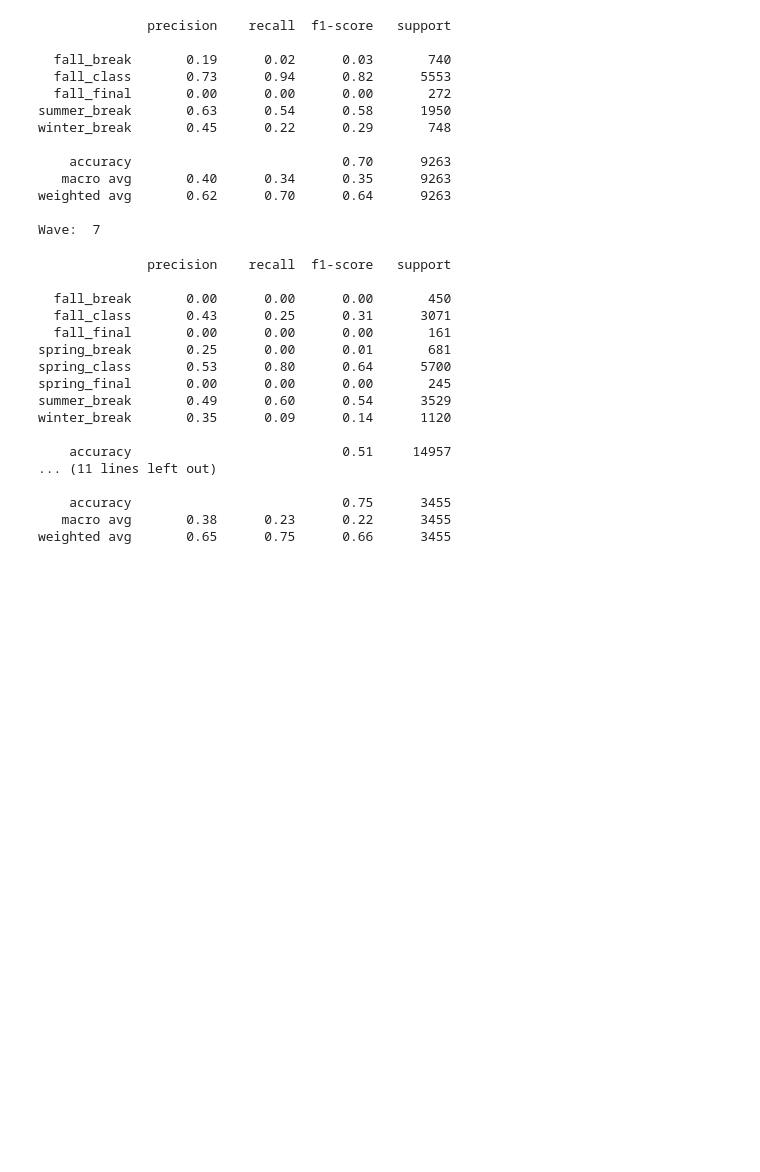
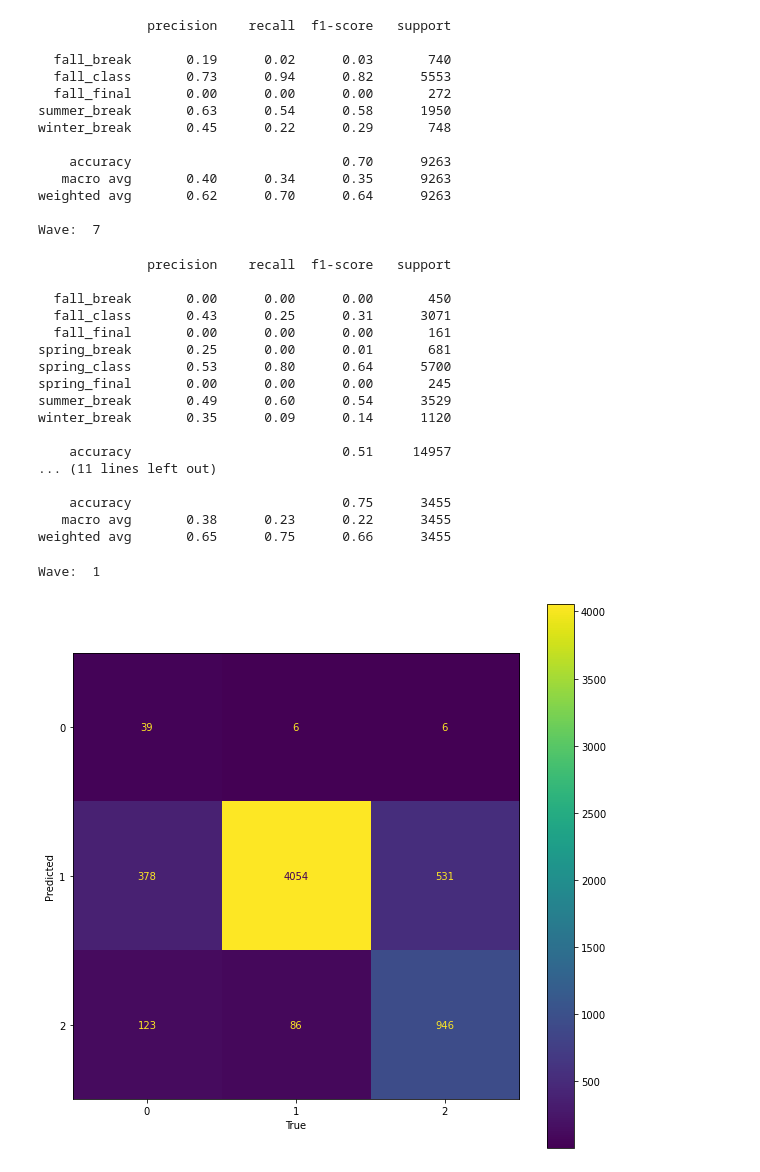
Before and after one commit to EAltunoglu/cmpe492, a Jupyter notebook: random_forest/classifier/date/all_waves.ipynb, the cells around one changed output. Drawn from its saved outputs; the diff is of its cells as text; code cells hidden in the pictures; blank space fills up the shorter version.

Commit message:
Visualizations

```diff
--- a/random_forest/classifier/date/all_waves.ipynb
+++ b/random_forest/classifier/date/all_waves.ipynb
@@ -158,3 +159,32 @@ winter_break       0.35      0.09      0.14      1120
     accuracy                           0.75      3455
    macro avg       0.38      0.23      0.22      3455
 weighted avg       0.65      0.75      0.66      3455
+# %%
+# Waves between specified dates in the date_class.py file
+# begin_dates = ['2015-1-1' , '2015-11-1', '2016-4-15', '2016-9-1', '2017-1-1', '2017-7-1', '2018-1-1', '2019-1-1']
+# end_dates   = ['2015-11-1', '2016-4-15', '2016-9-1' , '2017-1-1', '2017-7-1', '2018-1-1', '2019-1-1', '2020-1-1']
+
+for wave in range(1, 2):
+    print('Wave: ', wave)
+    activity_sleep_survey = pd.read_csv(f'../../../final_data/sleep_timestamp/activity_sleep_survey_date_extended_{wave}.csv')
+
+    train_data = pd.get_dummies(activity_sleep_survey.drop(['egoid', 'dataDate'], axis=1))
+
+    train_features, test_features, train_labels, test_labels = train_test_split(train_data, activity_sleep_survey['dataDate'], test_size = 0.25, random_state = 42)
+
+    clf = RandomForestClassifier(n_estimators=1000, random_state=33, oob_score=True)
+    clf.fit(train_features, train_labels)
+    pred_labels = clf.predict(test_features)
+    conf_mat = confusion_matrix(test_labels, pred_labels, labels=['fall_break', 'fall_class', 'summer_break'])
+    fig, ax = plt.subplots(1, 1, figsize=(10, 10))
+
+
+    ConfusionMatrixDisplay(conf_mat.transpose()).plot(ax=ax)
+    ax.set_xlabel("True")
+    ax.set_ylabel("Predicted")
+    plt.show()
+    # ConfusionMatrixDisplay.from_predictions(test_labels, pred_labels)
+    # plt.show()
+# %% [output]
+Wave:  1
+[figure, added]
```
Also changed, not shown: parts of 5 cells of this notebook, 2 other files.
